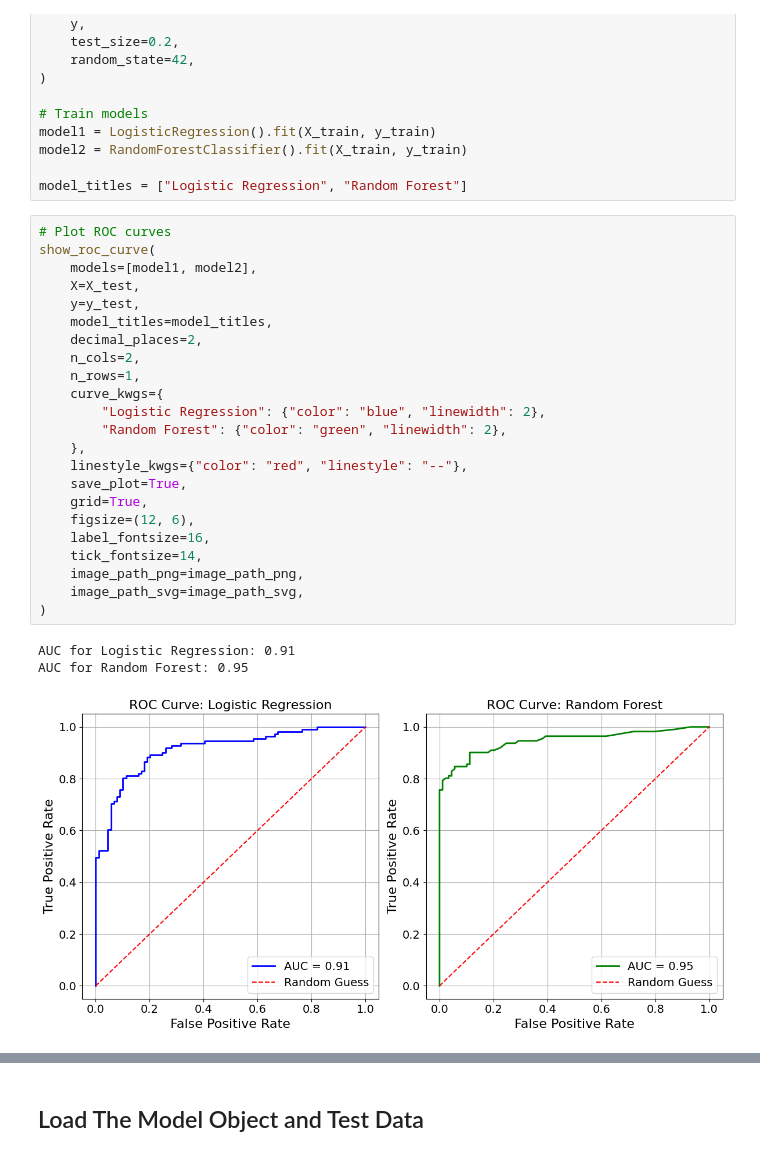
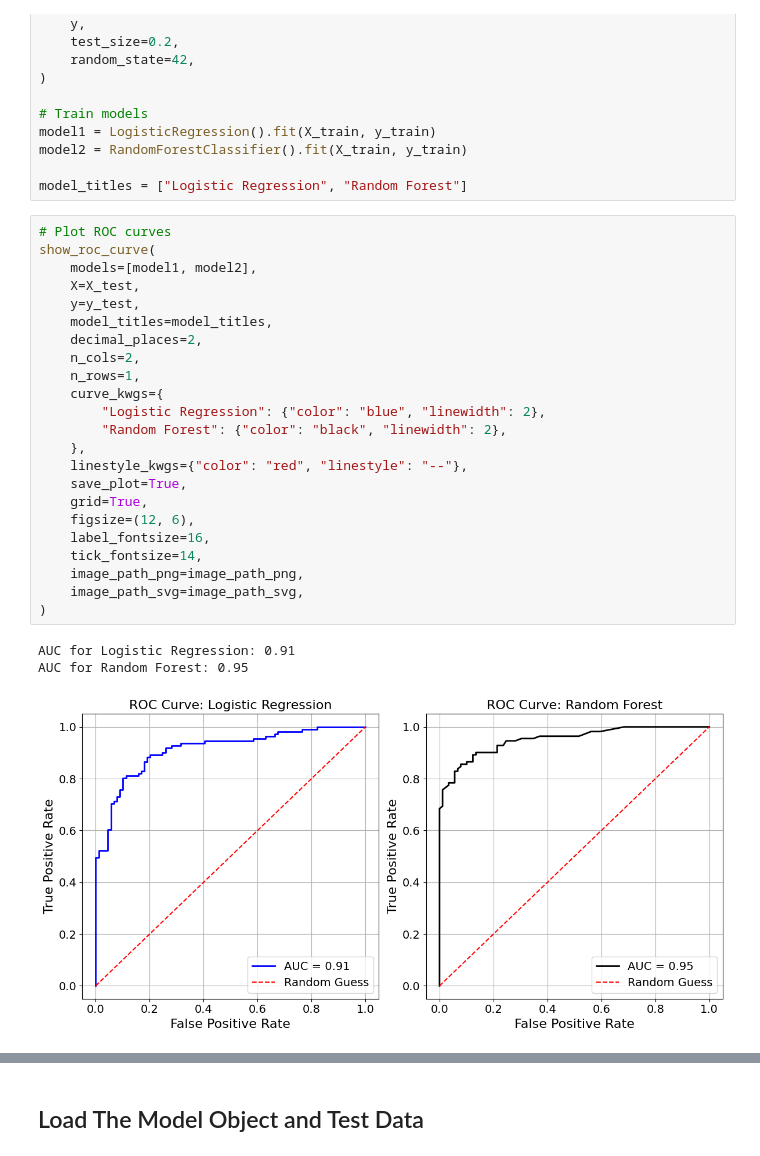
Before and after one commit to lshpaner/model_metrics, a Jupyter notebook: py_notebooks/model_evaluation_docs.ipynb, the cells around one changed output, grey strips where cells are left out. Drawn from its saved outputs; the diff is of its cells as text.

```diff
--- a/py_notebooks/model_evaluation_docs.ipynb
+++ b/py_notebooks/model_evaluation_docs.ipynb
@@ -91,27 +91,27 @@ model_titles = ["Logistic Regression", "Random Forest"]
 # %%
 # Plot ROC curves
 show_roc_curve(
     models=[model1, model2],
     X=X_test,
     y=y_test,
     model_titles=model_titles,
     decimal_places=2,
     n_cols=2,
     n_rows=1,
     curve_kwgs={
         "Logistic Regression": {"color": "blue", "linewidth": 2},
-        "Random Forest": {"color": "green", "linewidth": 2},
+        "Random Forest": {"color": "black", "linewidth": 2},
     },
     linestyle_kwgs={"color": "red", "linestyle": "--"},
     save_plot=True,
     grid=True,
     figsize=(12, 6),
     label_fontsize=16,
     tick_fontsize=14,
     image_path_png=image_path_png,
     image_path_svg=image_path_svg,
 )
 # %% [output]
 AUC for Logistic Regression: 0.91
 AUC for Random Forest: 0.95
-[figure, old version]
+[figure, new version]
```
Also changed, not shown: parts of 1 cell of this notebook, 7 other files.
